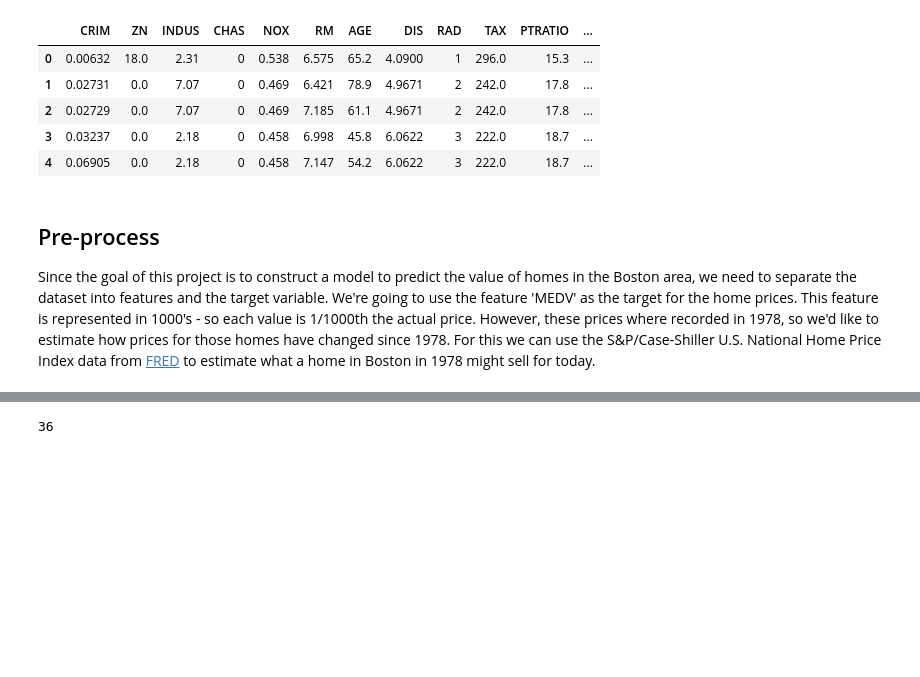
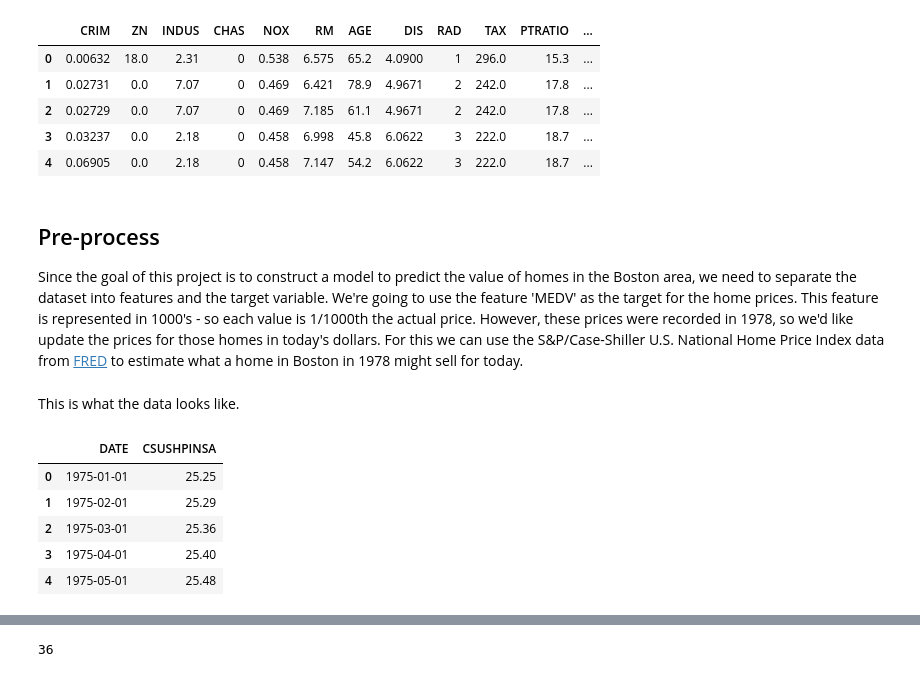
Before and after one commit to Tashwini12/Boston-Housing, a Jupyter notebook: boston_housing.ipynb, the cells around one changed output, grey strips where cells are left out. Saved outputs shown, nothing was run; the diff lists cells and outputs as text; code cells hidden in the pictures; blank space fills up the shorter version.

Commit message:
updates: added inflation adjustment for housing prices.

```diff
--- a/boston_housing.ipynb
+++ b/boston_housing.ipynb
@@ -89,6 +86,17 @@ data.head()
 | 4 | 0.06905 | 0.0 | 2.18 | 0 | 0.458 | 7.147 | 54.2 | 6.0622 | 3 | 222.0 | 18.7 | ... |
 # %% [markdown]
 ## Pre-process
-Since the goal of this project is to construct a model to predict the value of homes in the Boston area, we need to separate the dataset into features and the target variable. We're going to use the feature 'MEDV' as the target for the home prices. This feature is represented in 1000's - so each value is 1/1000th the actual price. However, these prices where recorded in 1978, so we'd like to estimate how prices for those homes have changed since 1978. For this we can use the S&P/Case-Shiller U.S. National Home Price Index data from [FRED](https://fred.stlouisfed.org/graph/fredgraph.csv?chart_type=line&recession_bars=on&log_scales=&bgcolor=%23e1e9f0&graph_bgcolor=%23ffffff&fo=Open+Sans&ts=12&tts=12&txtcolor=%23444444&show_legend=yes&show_axis_titles=yes&drp=0&cosd=1975-01-01&coed=2017-08-01&height=450&stacking=&range=&mode=fred&id=CSUSHPINSA&transformation=lin&nd=1975-01-01&ost=-99999&oet=99999&lsv=&lev=&mma=0&fml=a&fgst=lin&fgsnd=2009-06-01&fq=Monthly&fam=avg&vintage_date=&revision_date=&line_color=%234572a7&line_style=solid&lw=2&scale=left&mark_type=none&mw=2&width=1168) to estimate what a home in Boston in 1978 might sell for today.
+Since the goal of this project is to construct a model to predict the value of homes in the Boston area, we need to separate the dataset into features and the target variable. We're going to use the feature 'MEDV' as the target for the home prices. This feature is represented in 1000's - so each value is 1/1000th the actual price. However, these prices were recorded in 1978, so we'd like update the prices for those homes in today's dollars. For this we can use the S&P/Case-Shiller U.S. National Home Price Index data from [FRED](https://fred.stlouisfed.org/graph/fredgraph.csv?chart_type=line&recession_bars=on&log_scales=&bgcolor=%23e1e9f0&graph_bgcolor=%23ffffff&fo=Open+Sans&ts=12&tts=12&txtcolor=%23444444&show_legend=yes&show_axis_titles=yes&drp=0&cosd=1975-01-01&coed=2017-08-01&height=450&stacking=&range=&mode=fred&id=CSUSHPINSA&transformation=lin&nd=1975-01-01&ost=-99999&oet=99999&lsv=&lev=&mma=0&fml=a&fgst=lin&fgsnd=2009-06-01&fq=Monthly&fam=avg&vintage_date=&revision_date=&line_color=%234572a7&line_style=solid&lw=2&scale=left&mark_type=none&mw=2&width=1168) to estimate what a home in Boston in 1978 might sell for today.
 # %%
 cshpi = pd.read_csv('CSUSHPINSA.csv')
+# %% [markdown]
+This is what the data looks like.
+# %%
+cshpi.head()
+# %% [output]
+|  | DATE | CSUSHPINSA |
+| 0 | 1975-01-01 | 25.25 |
+| 1 | 1975-02-01 | 25.29 |
+| 2 | 1975-03-01 | 25.36 |
+| 3 | 1975-04-01 | 25.40 |
+| 4 | 1975-05-01 | 25.48 |
```
Also changed, not shown: parts of 15 cells of this notebook.
